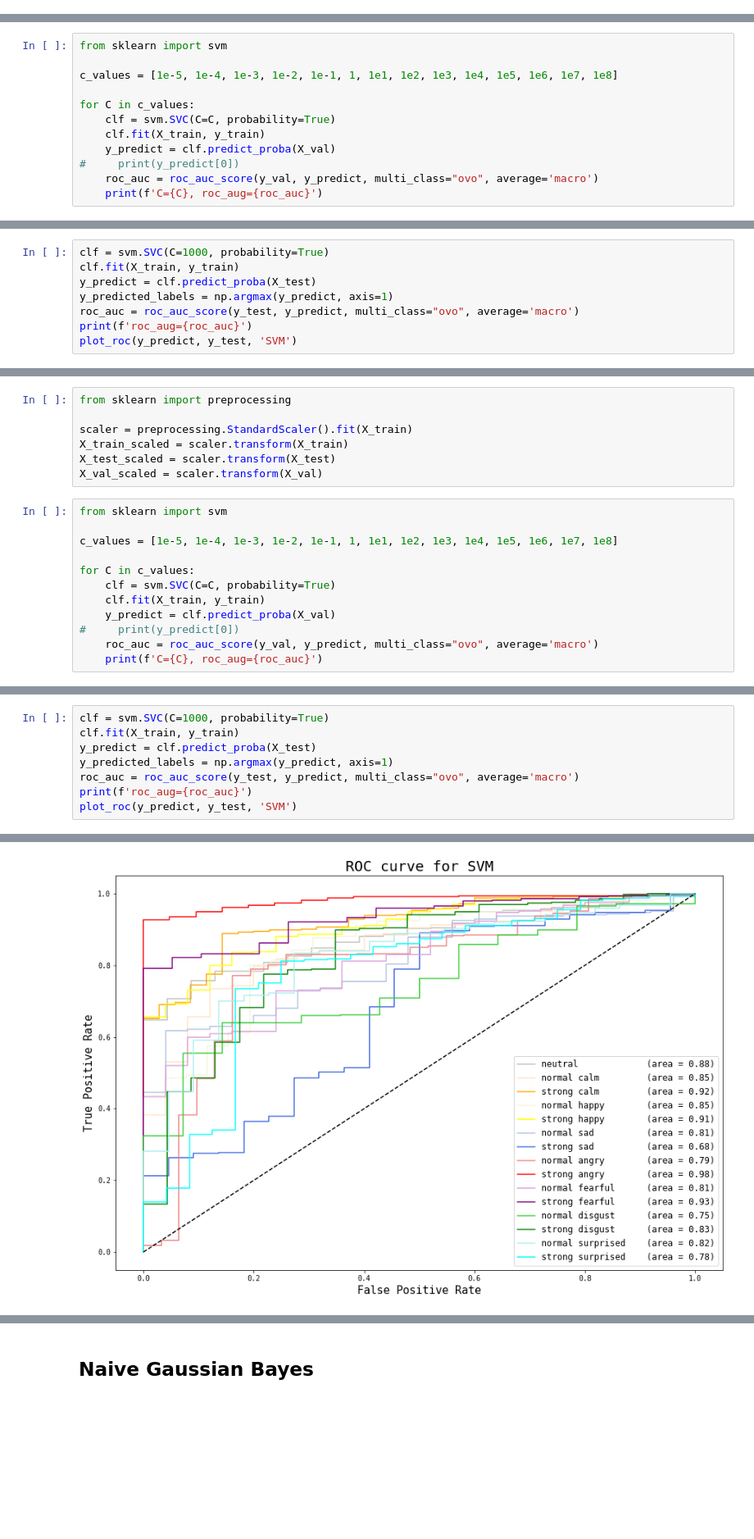
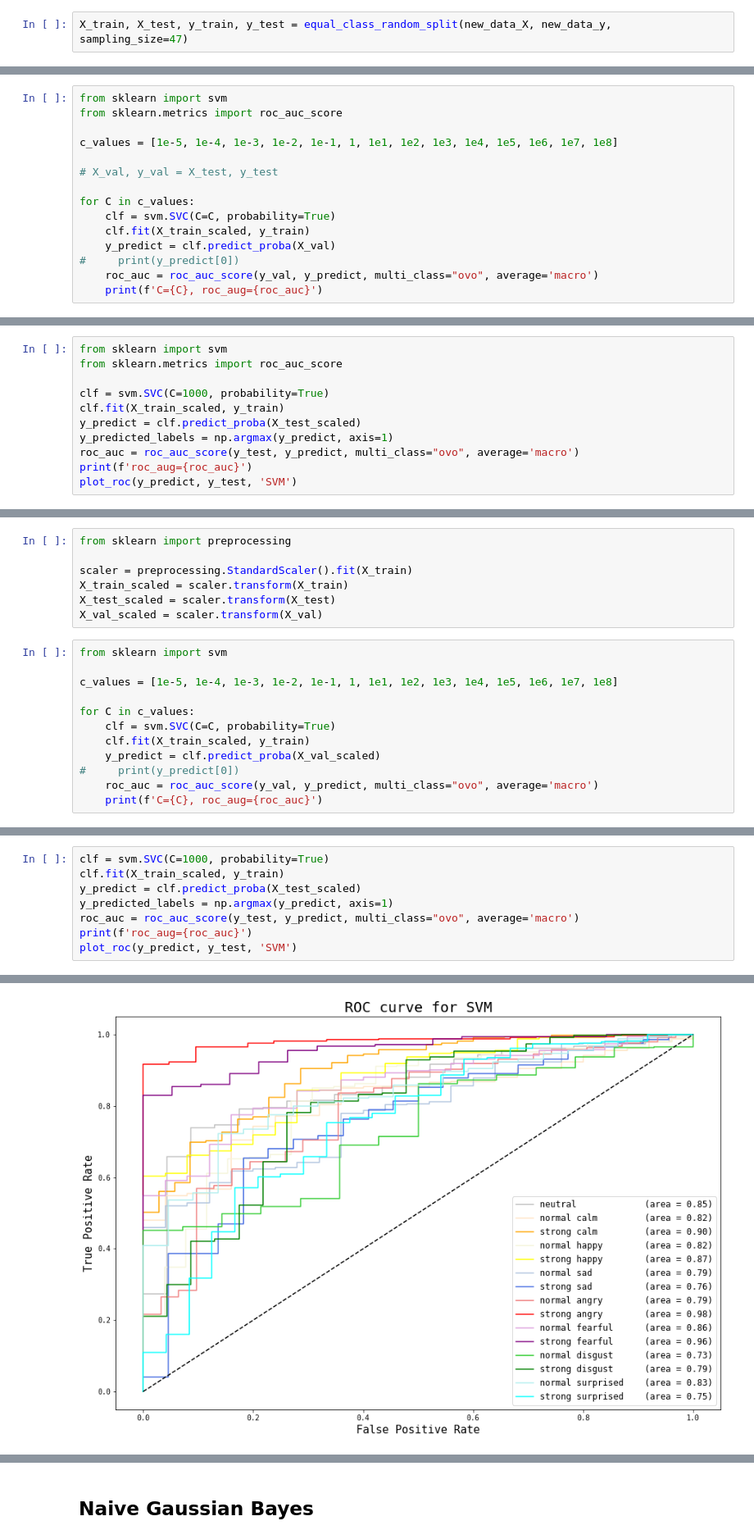
Before and after one commit to nologicexe/diploma, a Jupyter notebook: WaveletTransform.ipynb, the cells around one changed output, grey strips where cells are left out. Shown at 82% size. Drawn from its saved outputs; the diff is of its cells as text; blank space fills up the shorter version.

```diff
--- a/WaveletTransform.ipynb
+++ b/WaveletTransform.ipynb
@@ -475,0 +507,2 @@ print(len(sorted_data))
+# %%
+X_train, X_test, y_train, y_test = equal_class_random_split(new_data_X, new_data_y, sampling_size=47)
@@ -481,12 +520,15 @@ X_train_scaled = scaler.transform(X_train)
 X_test_scaled = scaler.transform(X_test)
 # %%
 from sklearn import svm
+from sklearn.metrics import roc_auc_score
 
 c_values = [1e-5, 1e-4, 1e-3, 1e-2, 1e-1, 1, 1e1, 1e2, 1e3, 1e4, 1e5, 1e6, 1e7, 1e8]
 
+# X_val, y_val = X_test, y_test
+
 for C in c_values:
     clf = svm.SVC(C=C, probability=True)
-    clf.fit(X_train, y_train)
+    clf.fit(X_train_scaled, y_train)
     y_predict = clf.predict_proba(X_val)
 #     print(y_predict[0])
     roc_auc = roc_auc_score(y_val, y_predict, multi_class="ovo", average='macro')
@@ -535,7 +588,10 @@ plot_roc(y_predict, y_test, "Neural Network")
 # %%
+from sklearn import svm
+from sklearn.metrics import roc_auc_score
+
 clf = svm.SVC(C=1000, probability=True)
-clf.fit(X_train, y_train)
-y_predict = clf.predict_proba(X_test)
+clf.fit(X_train_scaled, y_train)
+y_predict = clf.predict_proba(X_test_scaled)
 y_predicted_labels = np.argmax(y_predict, axis=1)
 roc_auc = roc_auc_score(y_test, y_predict, multi_class="ovo", average='macro')
 print(f'roc_aug={roc_auc}')
@@ -954,8 +1016,8 @@ c_values = [1e-5, 1e-4, 1e-3, 1e-2, 1e-1, 1, 1e1, 1e2, 1e3, 1e4, 1e5, 1e6, 1e7,
 
 for C in c_values:
     clf = svm.SVC(C=C, probability=True)
-    clf.fit(X_train, y_train)
-    y_predict = clf.predict_proba(X_val)
+    clf.fit(X_train_scaled, y_train)
+    y_predict = clf.predict_proba(X_val_scaled)
 #     print(y_predict[0])
     roc_auc = roc_auc_score(y_val, y_predict, multi_class="ovo", average='macro')
     print(f'C={C}, roc_aug={roc_auc}')
@@ -977,7 +1039,7 @@ C=100000000.0, roc_aug=0.8453001418032611
 # %%
 clf = svm.SVC(C=1000, probability=True)
-clf.fit(X_train, y_train)
-y_predict = clf.predict_proba(X_test)
+clf.fit(X_train_scaled, y_train)
+y_predict = clf.predict_proba(X_test_scaled)
 y_predicted_labels = np.argmax(y_predict, axis=1)
 roc_auc = roc_auc_score(y_test, y_predict, multi_class="ovo", average='macro')
 print(f'roc_aug={roc_auc}')
@@ -987,4 +1049,4 @@ roc_aug=0.8420453866967248
-[figure, old version]
+[figure, new version]
 # %%
 from sklearn.metrics import confusion_matrix
 e_list = ["normal neutral", "normal calm", "strong calm", "normal happy", "strong happy", "normal sad", "strong sad", "normal angry", "strong angry", "normal fearful", "strong fearful", "normal disgust", "strong disgust", "normal surprised", "strong surprised"]
```
Also changed, not shown: parts of 19 cells of this notebook.
